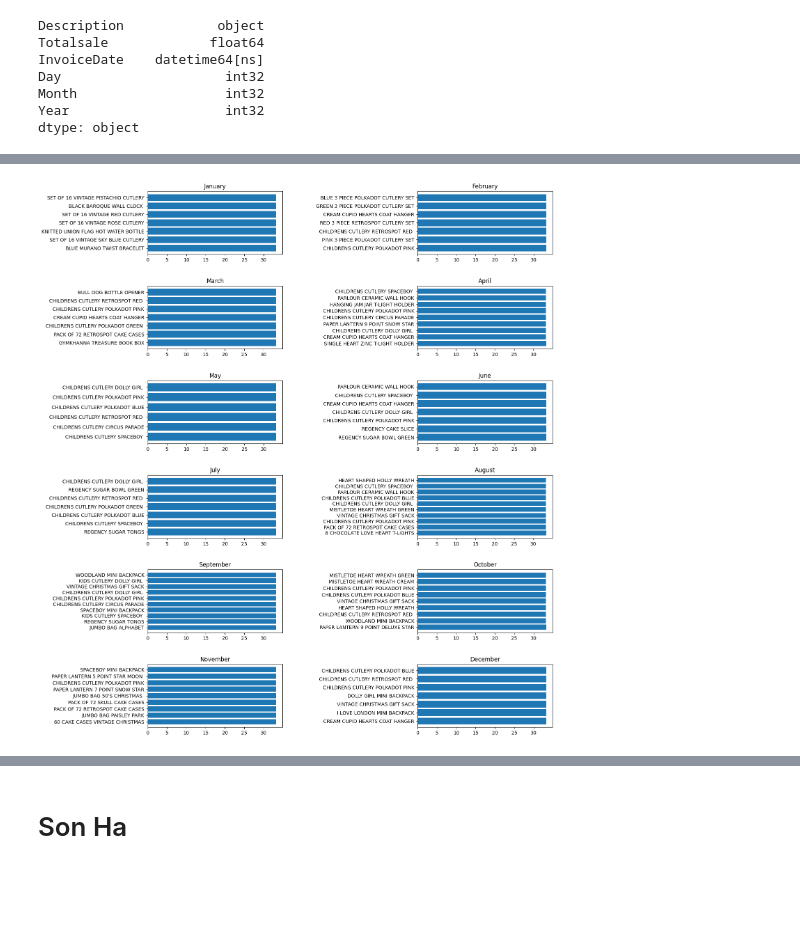
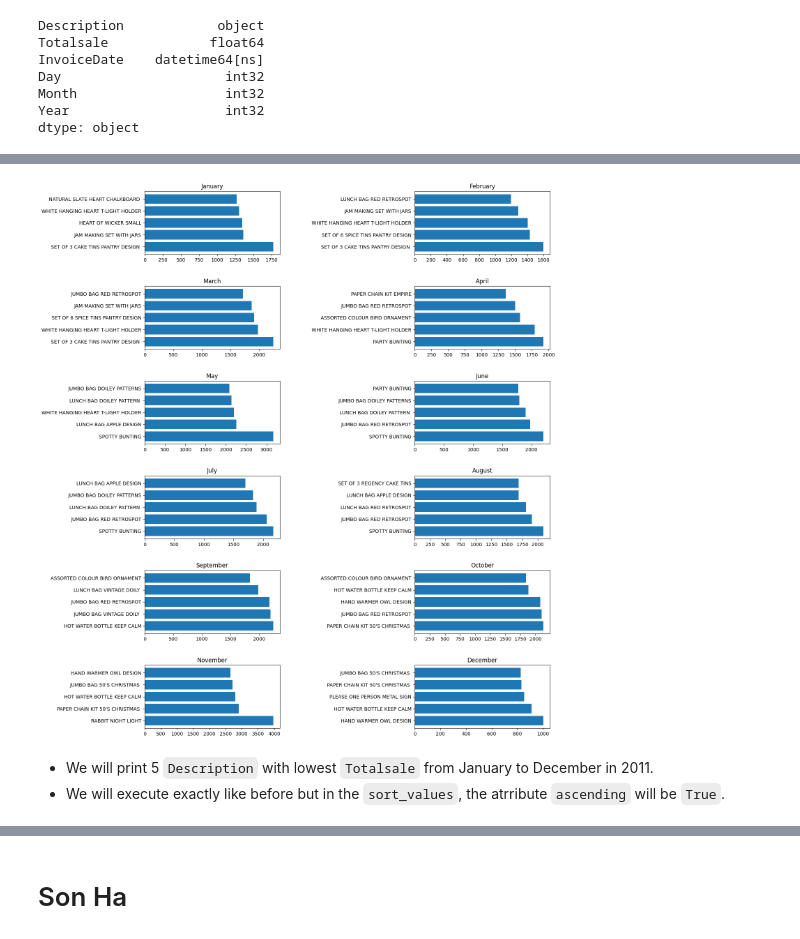
Before and after one commit to Ha0203/FinalProject_LTKHDL, a Jupyter notebook: main_branch.ipynb, the cells around one changed output, grey strips where cells are left out. Cells and saved outputs as stored; diff of their text form; code cells hidden in the pictures; blank space fills up the shorter version.

```diff
--- a/main_branch.ipynb
+++ b/main_branch.ipynb
@@ -405,5 +399,5 @@ _3.1.1 Data Preprocessing_
 # %%
-df = data_df[data_df['InvoiceDate'].dt.year == 2011][['Description', 'Totalsale', 'InvoiceDate']]
+df = data_df[['Description', 'Totalsale', 'InvoiceDate']]
 df
 # %% [output]
 |  | Description | Totalsale | InvoiceDate |
@@ -453,0 +465,3 @@ dtype: object
+# %%
+df = df[df['Year'] == 2011]
+df
@@ -454,12 +567,16 @@ dtype: object
 # %%
 fig= plt.figure(figsize=(15,20))
 plt.subplots_adjust(wspace=1, hspace=0.5)
 for i in range(12):
     plt.subplot(6, 2, i + 1)
-    sorted_df = df[df['Month'] == i + 1].sort_values(by=['Totalsale'], ascending= False)
-    visual_df = sorted_df.head(10)
+    curMonth_df = df[df['Month'] == i + 1][['Description', 'Totalsale']]
+    sorted_df = curMonth_df.groupby('Description').sum().reset_index().sort_values(by=['Totalsale'], ascending= False)
+    visual_df = sorted_df.head(5)
     # visual_df = pd.concat([sorted_df.tail(10), sorted_df.head(10)])
     plt.title(dt.datetime.strptime(str(i + 1), "%m").strftime("%B"))
     plt.barh(visual_df['Description'], visual_df['Totalsale'])
 # %% [output]
-[figure, old version]
+[figure, new version]
+# %% [markdown]
+- We will print 5 `Description` with lowest `Totalsale` from January to December in 2011.
+- We will execute exactly like before but in the `sort_values`, the atrribute `ascending` will be `True`.
```
Also changed, not shown: parts of 25 cells of this notebook.
